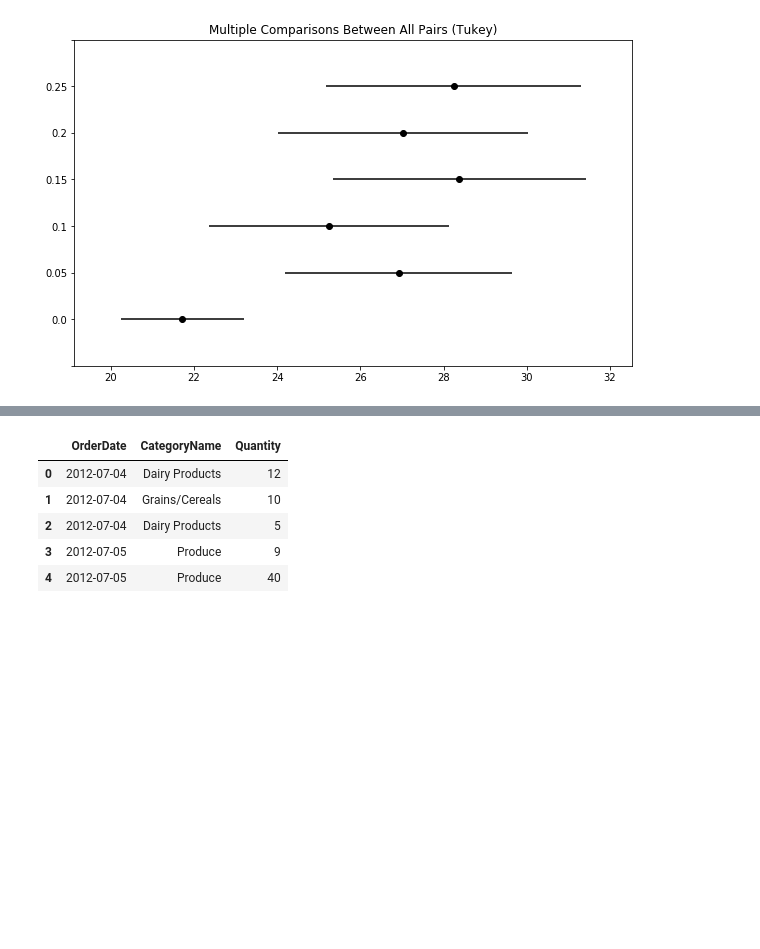
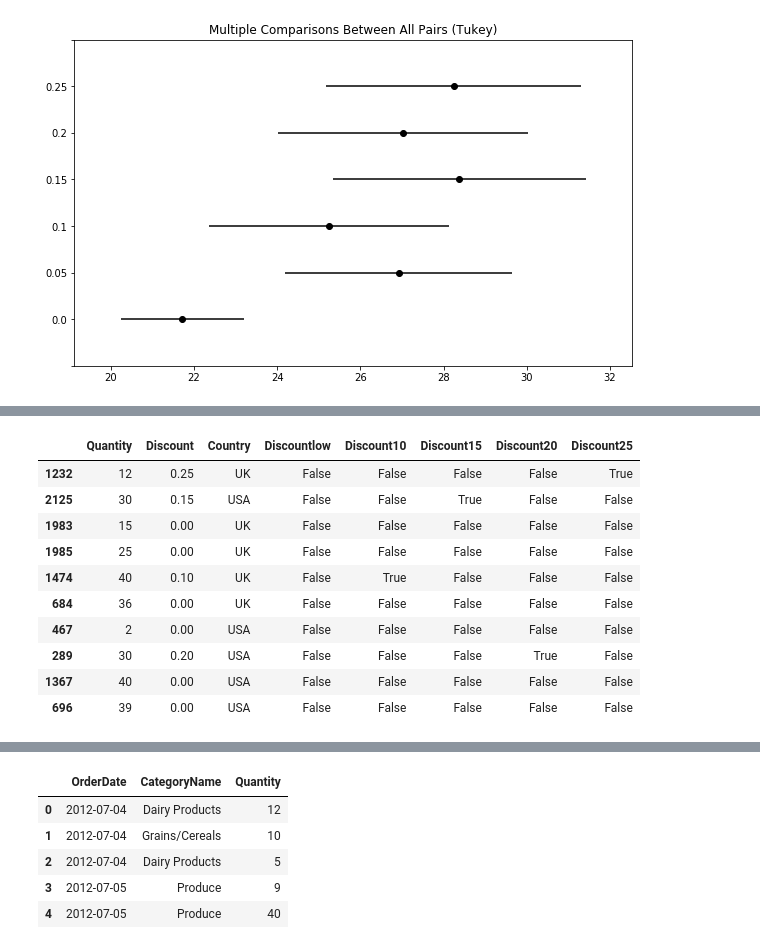
Before and after one commit to ajain1017/dsc-mod-3-project-online-ds-pt-081219, a Jupyter notebook: index.ipynb, the cells around one changed output, grey strips where cells are left out. Saved outputs shown, nothing was run; the diff lists cells and outputs as text; code cells hidden in the pictures; blank space fills up the shorter version.

```diff
--- a/index.ipynb
+++ b/index.ipynb
@@ -472,0 +227,8 @@ q2A
+# %%
+x = """SELECT od.Quantity, od.Discount, e.Country
+       FROM OrderDetail AS od
+       JOIN [Order] ON od.OrderId = [Order].Id
+       JOIN Employee AS e ON [Order].EmployeeId = e.Id
+       ;"""
+q2 = pd.read_sql_query(x, conn)
+q2.head()
@@ -472,0 +251,3 @@ q2A
+# %%
+q2A = q2.drop('Quantity', axis = 1).pivot_table(index='Country', columns='Discount', aggfunc=len, fill_value=0, margins=True)
+q2A
@@ -472,0 +260,7 @@ q2A
+# %%
+for x in q2A.columns:
+    q2A.loc['UK', x] = round((float(q2A[x]['UK'])/float(q2A['All']['UK'])*100), 2)
+    q2A.loc['USA', x] = round((float(q2A[x]['USA'])/float(q2A['All']['USA'])*100), 2)
+q2A.drop(['All'], axis = 1, inplace = True)
+q2A.drop(['All'], axis = 0, inplace = True)
+q2A
@@ -472,0 +285,28 @@ q2A
+# %%
+for x in newc:
+    q2[x] = False
+
+for idx, x in enumerate(q2.Discount):
+    if 0 < x <= 0.06:
+        q2.loc[idx, 'Discountlow'] = True
+    elif x == 0.10:
+        q2.loc[idx, 'Discount10'] = True
+    elif x == 0.15:
+        q2.loc[idx, 'Discount15'] = True
+    elif x == 0.20:
+        q2.loc[idx, 'Discount20'] = True
+    elif x == 0.25:
+        q2.loc[idx, 'Discount25'] = True
+q2.sample(10)
+# %% [output]
+|  | Quantity | Discount | Country | Discountlow | Discount10 | Discount15 | Discount20 | Discount25 |
+| 1232 | 12 | 0.25 | UK | False | False | False | False | True |
+| 2125 | 30 | 0.15 | USA | False | False | True | False | False |
+| 1983 | 15 | 0.00 | UK | False | False | False | False | False |
+| 1985 | 25 | 0.00 | UK | False | False | False | False | False |
+| 1474 | 40 | 0.10 | UK | False | True | False | False | False |
+| 684 | 36 | 0.00 | UK | False | False | False | False | False |
+| 467 | 2 | 0.00 | USA | False | False | False | False | False |
+| 289 | 30 | 0.20 | USA | False | False | False | True | False |
+| 1367 | 40 | 0.00 | USA | False | False | False | False | False |
+| 696 | 39 | 0.00 | USA | False | False | False | False | False |
```
Also changed, not shown: parts of 84 cells of this notebook.
